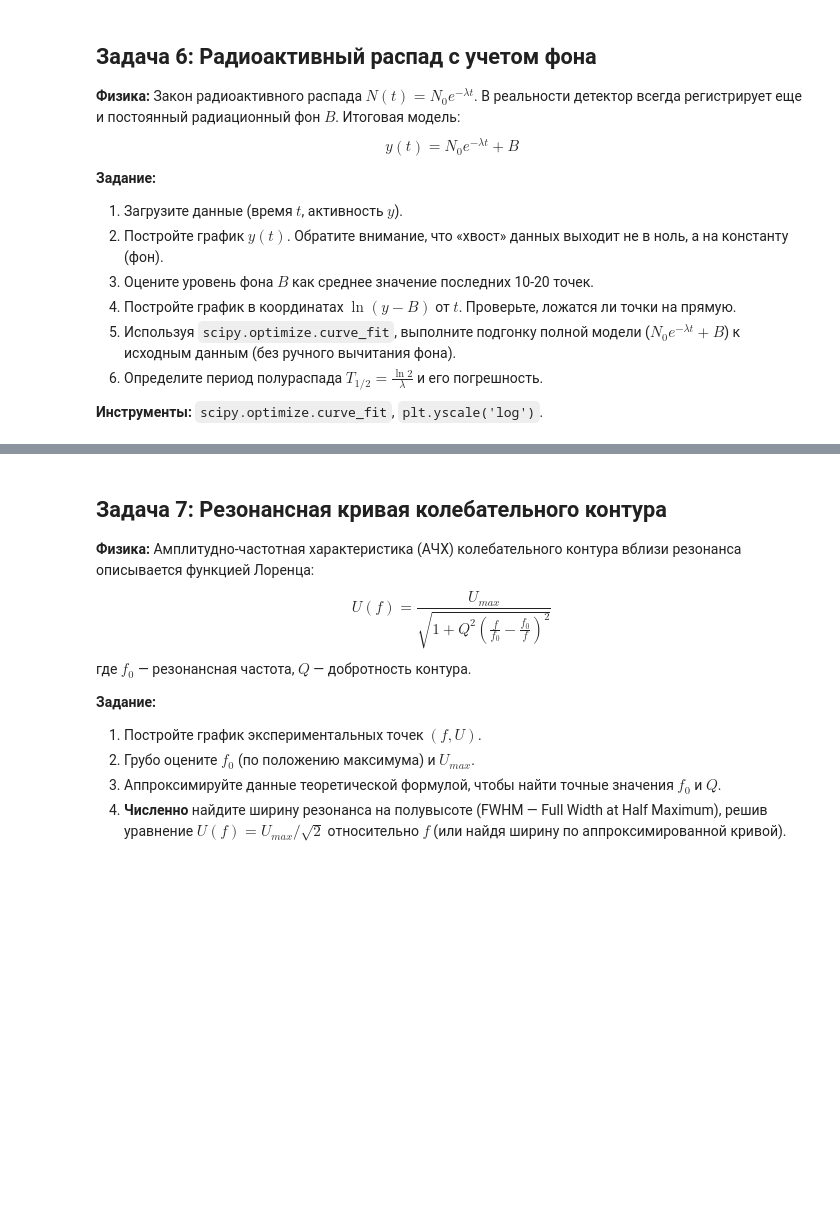
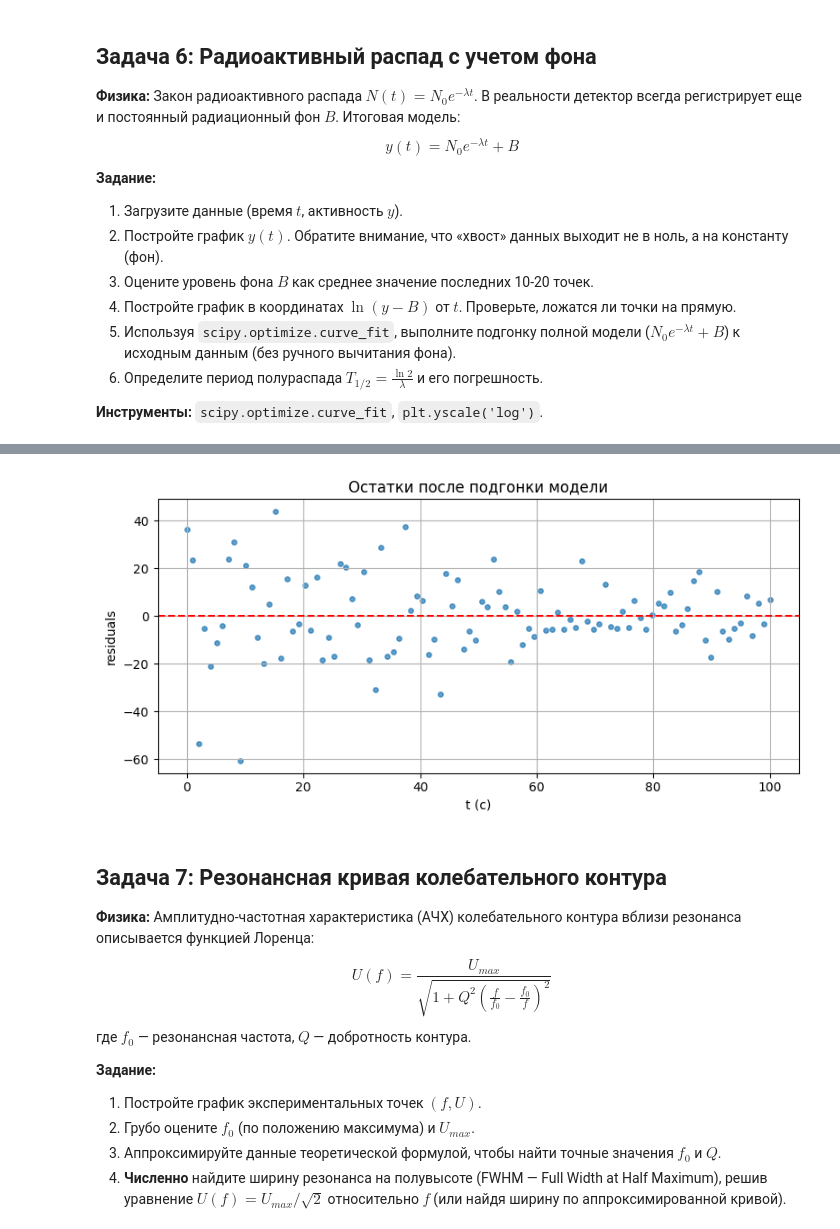
Before and after one commit to physteacherlab/qe_data_science, a Jupyter notebook: QE_DS_classwork_all.ipynb, the cells around one changed output, grey strips where cells are left out. Saved outputs shown, nothing was run; the diff lists cells and outputs as text; code cells hidden in the pictures; blank space fills up the shorter version.

```diff
--- a/QE_DS_classwork_all.ipynb
+++ b/QE_DS_classwork_all.ipynb
@@ -83,3 +212,18 @@ $$ y(t) = N_0 e^{-\lambda t} + B $$
+# %%
+# 8. График остатков
+residuals = y - decay_model(t, N0_fit, lambd_fit, B_fit)
+
+plt.figure(figsize=(8, 4))
+plt.scatter(t, residuals, s=15, alpha=0.7)
+plt.axhline(0, color='r', linestyle='--')
+plt.xlabel('t (с)')
+plt.ylabel('residuals')
+plt.title('Остатки после подгонки модели')
+plt.grid(True)
+plt.tight_layout()
+plt.show()
+# %% [output]
+[figure, added]
 # %% [markdown]
 ## Задача 7: Резонансная кривая колебательного контура
 **Физика:** Амплитудно-частотная характеристика (АЧХ) колебательного контура вблизи резонанса описывается функцией Лоренца:
```
Also changed, not shown: parts of 17 cells of this notebook.
